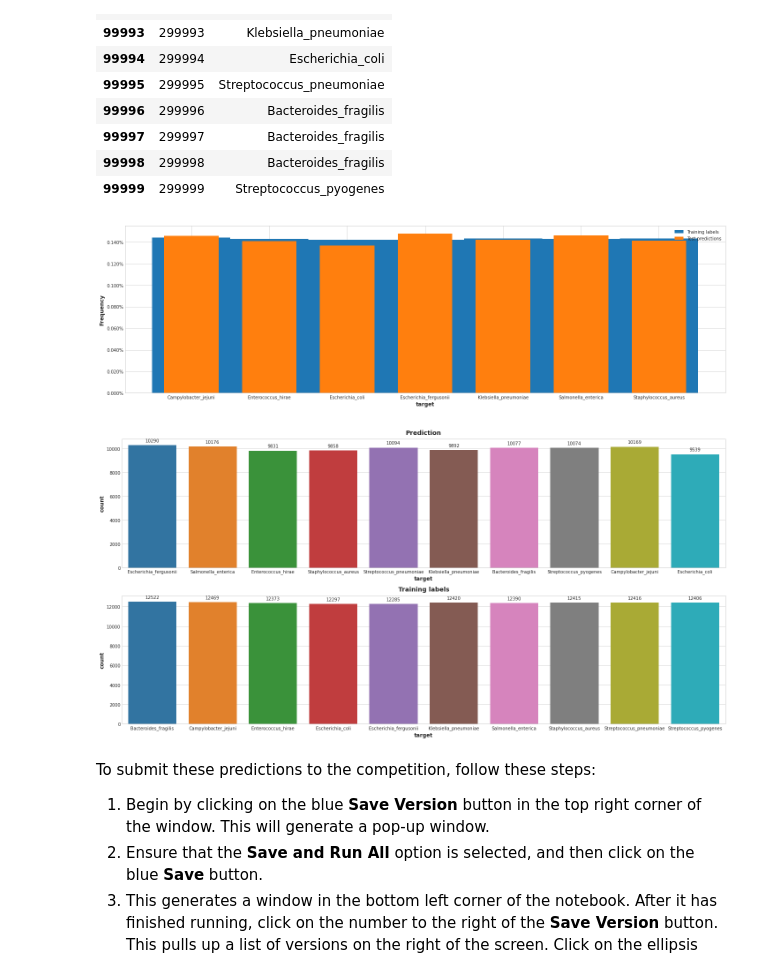
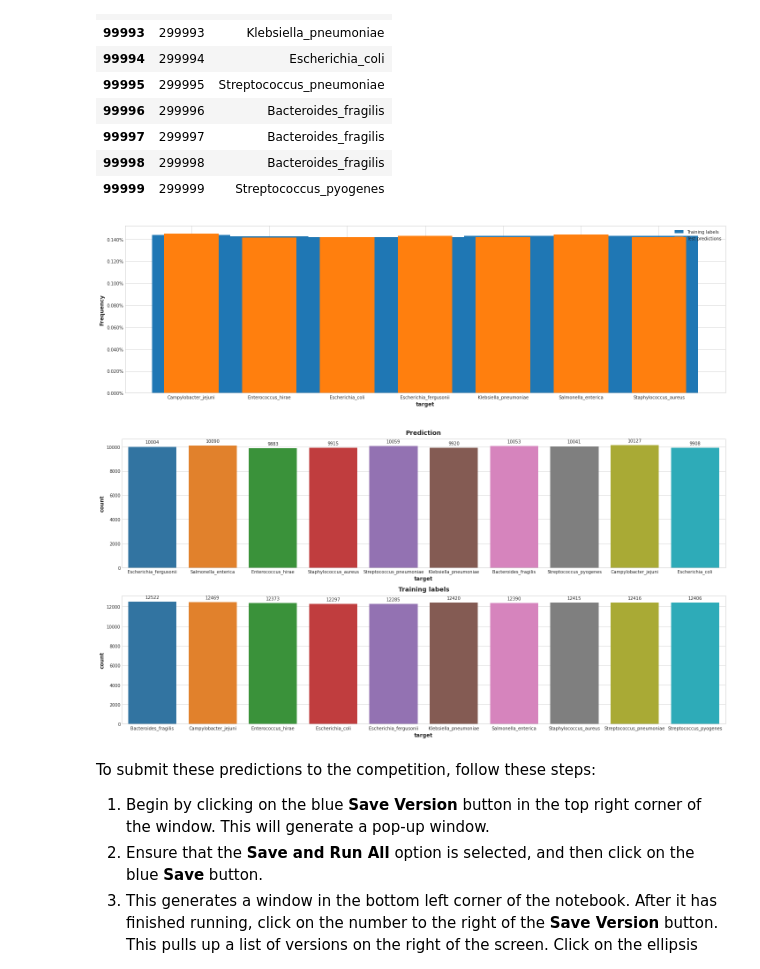
Before and after one commit to furyhawk/kaggle_practice, a Jupyter notebook: Classification/tpsfeb22-soft-voting-baseline.ipynb, the cells around one changed output. Drawn from its saved outputs; the diff is of its cells as text; code cells hidden in the pictures.

```diff
--- a/Classification/tpsfeb22-soft-voting-baseline.ipynb
+++ b/Classification/tpsfeb22-soft-voting-baseline.ipynb
@@ -626,0 +656,18 @@ y_pred_tuned = le.inverse_transform(np.argmax(y_proba, axis=1))
+# %%
+tune = [0, 0, 0, 0, 0, 0, 0, 0, 0, 0]
+diff = get_diff(tune)
+# %%
+while abs(diff).max() > 0.1:
+    for i in range(len(diff)):
+        if diff[i] > 0.1:
+            tune[i] += 0.001
+            break
+        if diff[i] < -0.1:
+            tune[i] -= 0.001
+            break
+#     print(tune)
+    diff = get_diff(tune)
+# %%
+print(tune)
+y_prob += tune
+y_pred_tuned = le.inverse_transform(np.argmax(y_prob, axis=1))
@@ -647,7 +693,7 @@ dtype: float64
 # Submission
 # %%
 sub = pd.read_csv(INPUT + '/sample_submission.csv')
-sub[column_y] = y_pred_tuned
+sub[TARGET_FEATURE_NAME] = y_pred_tuned
 sub.to_csv("submission.csv", index=False)
 sub.to_csv("submission_00.csv", index=False)
 display(sub.head(10))
@@ -678,15 +724,15 @@ display(sub.tail(10))
 # %%
 # Plot the distribution of the test predictions vs training set
 plt.figure(figsize=(20,6))
-plt.hist(y[column_y], bins = np.linspace(0.5, 7.5, 8), density = True, label = 'Training labels')
-plt.hist(sub[column_y], bins = np.linspace(0.5, 7.5, 8), density = True, rwidth = 0.7, label = 'Test predictions')
-plt.xlabel(column_y)
+plt.hist(y[TARGET_FEATURE_NAME], bins = np.linspace(0.5, 7.5, 8), density = True, label = 'Training labels')
+plt.hist(sub[TARGET_FEATURE_NAME], bins = np.linspace(0.5, 7.5, 8), density = True, rwidth = 0.7, label = 'Test predictions')
+plt.xlabel(TARGET_FEATURE_NAME)
 plt.ylabel('Frequency')
 plt.gca().yaxis.set_major_formatter(PercentFormatter())
 plt.legend()
 plt.show()
 # %% [output]
-[figure, old version]
+[figure, new version]
 # %%
 def plot_x_labels(ax):
     for rect in ax.patches:
@@ -696,14 +742,14 @@ def plot_x_labels(ax):
 
 # Plot the distribution of the test predictions
 fig, ax = plt.subplots(2,1,figsize = (20,10))
-sns.countplot(x = sub[column_y], ax = ax[0], orient = "h").set_title("Prediction")
+sns.countplot(x = sub[TARGET_FEATURE_NAME], ax = ax[0], orient = "h").set_title("Prediction")
 plot_x_labels(ax[0])
 # Plot the distribution of the training set
-sns.countplot(x = y[column_y], ax = ax[1], orient = "h").set_title("Training labels")
+sns.countplot(x = y[TARGET_FEATURE_NAME], ax = ax[1], orient = "h").set_title("Training labels")
 plot_x_labels(ax[1])
 fig.show()
 # %% [output]
-[figure, old version]
+[figure, new version]
 # %% [markdown]
 To submit these predictions to the competition, follow these steps:
 
```
Also changed, not shown: parts of 23 cells of this notebook.
